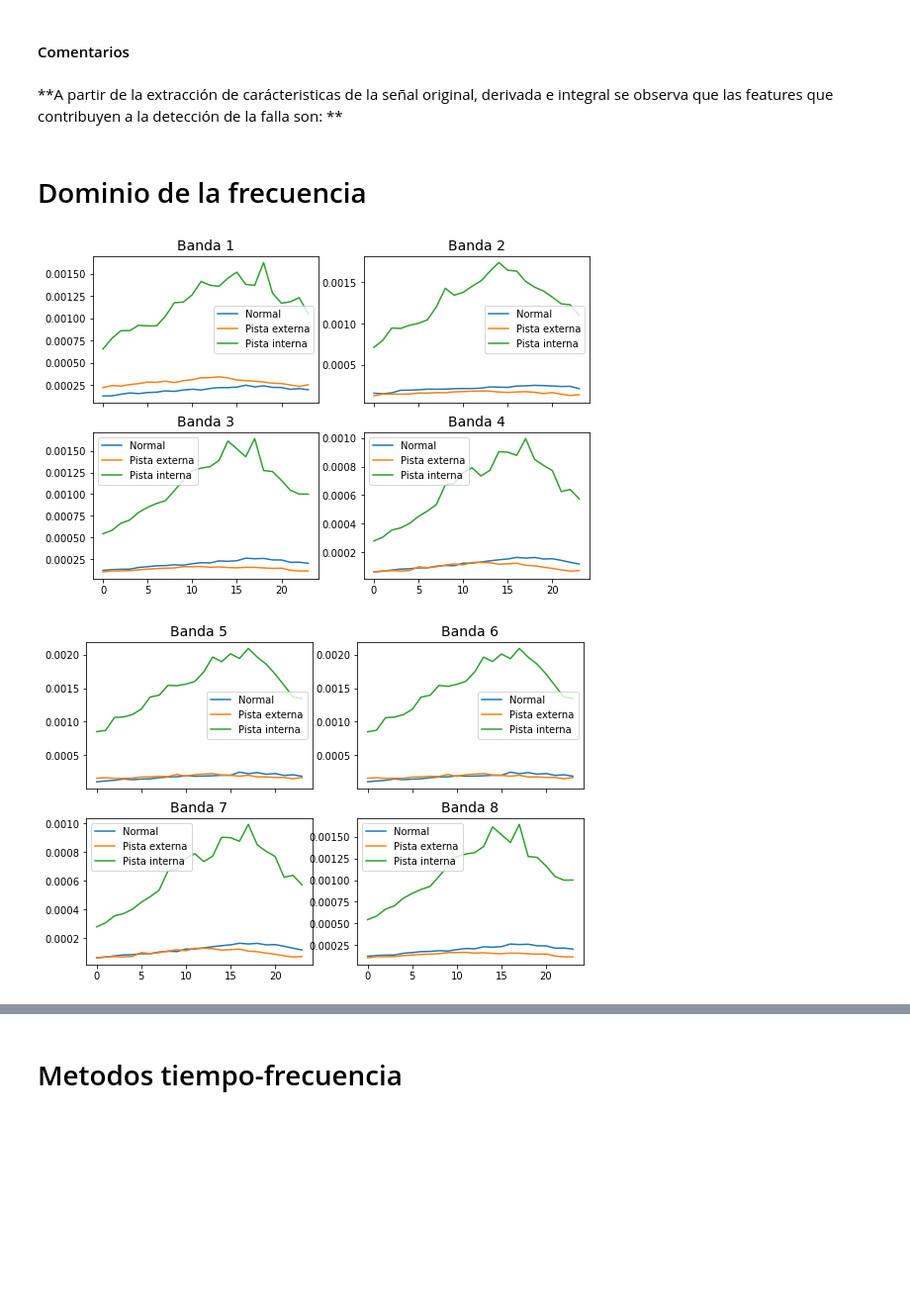
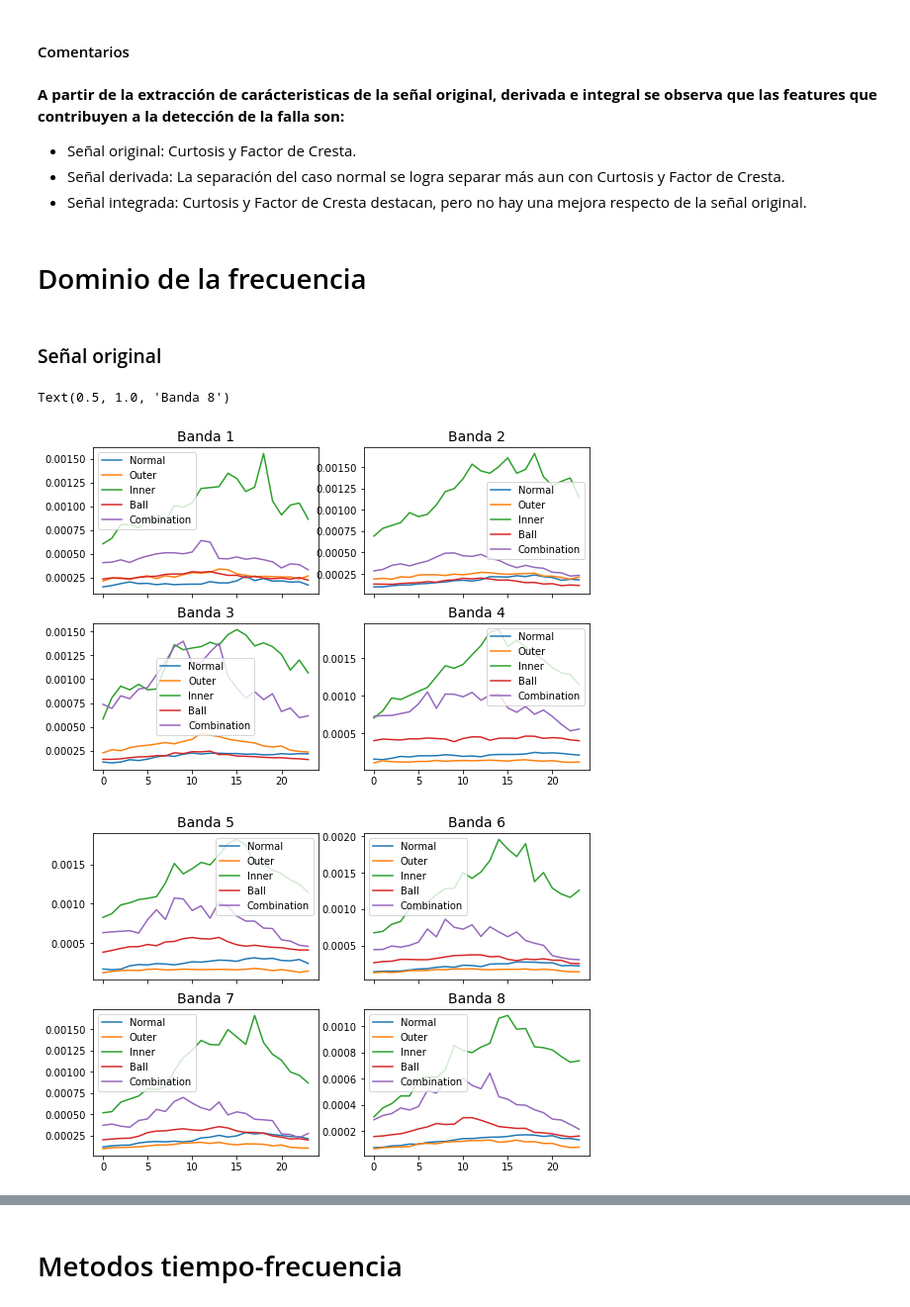
Before and after one commit to JLCdata/Procesamiento-de-se-ales-y-aprendizaje-de-maquinas-en-mantenimiento-predictivo, a Jupyter notebook: Tarea 2/T2.ipynb, the cells around one changed output, grey strips where cells are left out. Shown at 99% size. Saved outputs shown, nothing was run; the diff lists cells and outputs as text; code cells hidden in the pictures; blank space fills up the shorter version.

```diff
--- a/Tarea 2/T2.ipynb
+++ b/Tarea 2/T2.ipynb
@@ -572,11 +572,17 @@ plt.show()
 # %% [markdown]
 #### Comentarios
 # %% [markdown]
-**A partir de la extracción de carácteristicas de la señal original, derivada e integral se observa que las features que contribuyen a la detección de la falla son: **
+**A partir de la extracción de carácteristicas de la señal original, derivada e integral se observa que las features que contribuyen a la detección de la falla son:**
+
+* Señal original: Curtosis y Factor de Cresta.
+* Señal derivada: La separación del caso normal se logra separar más aun con Curtosis y Factor de Cresta.
+* Señal integrada: Curtosis y Factor de Cresta destacan, pero no hay una mejora respecto de la señal original.
 # %% [markdown]
 # Dominio de la frecuencia
+# %% [markdown]
+### Señal original
 # %%
-Fmax=10000 #frecuencia máxima -> debe ser menor o igual a Fs/2
+Fmax=4000 #frecuencia máxima -> debe ser menor o igual a Fs/2
 L=5000 #largo de los segmentos
 l=1000 #overlap
 nb=10 #numero de bandas
@@ -590,6 +596,8 @@ Nt=math.floor((N-l)/(L-l)) #total de segmentos
 En=np.zeros((Nt,nb))
 Eo=np.zeros((Nt,nb))
 Ei=np.zeros((Nt,nb))
+Eb=np.zeros((Nt,nb))
+Ec=np.zeros((Nt,nb))
 
 for i in range(1,Nt+1):
     inicio=(i-1)*L-(i-1)*l+1
@@ -598,6 +606,8 @@ for i in range(1,Nt+1):
     Fn = fft(Normal[inicio:fin])[0:Nf]/(L/2)
     Fo = fft(Outer[inicio:fin])[0:Nf]/(L/2)
     Fi = fft(Inner[inicio:fin])[0:Nf]/(L/2)
+    Fb = fft(Ball[inicio:fin])[0:Nf]/(L/2)
+    Fc = fft(Combination[inicio:fin])[0:Nf]/(L/2)
 
     Lb=int(Nf/nb)
     for k in range(1,nb+1):
@@ -606,64 +616,79 @@ for i in range(1,Nt+1):
         En[i-1][k-1]=np.mean(abs(Fn[inicio:fin]))
         Eo[i-1][k-1]=np.mean(abs(Fo[inicio:fin]))
         Ei[i-1][k-1]=np.mean(abs(Fi[inicio:fin]))
+        Eb[i-1][k-1]=np.mean(abs(Fb[inicio:fin]))
+        Ec[i-1][k-1]=np.mean(abs(Fc[inicio:fin]))
 # %%
 f, ((ax1, ax2), (ax3, ax4)) = plt.subplots(2, 2, sharex='col',figsize=(9,6))
 
 ax1.plot(En[:,0])
 ax1.plot(Eo[:,0])
 ax1.plot(Ei[:,0])
-ax1.legend(['Normal','Pista externa','Pista interna'])
+ax1.plot(Eb[:,0])
+ax1.plot(Ec[:,0])
+ax1.legend(['Normal','Outer','Inner','Ball','Combination'])
 ax1.set_title('Banda 1', fontsize=14)
 
 ax2.plot(En[:,1])
 ax2.plot(Eo[:,1])
 ax2.plot(Ei[:,1])
-ax2.legend(['Normal','Pista externa','Pista interna'])
+ax2.plot(Eb[:,1])
+ax2.plot(Ec[:,1])
+ax2.legend(['Normal','Outer','Inner','Ball','Combination'])
 ax2.set_title('Banda 2', fontsize=14)
 
 ax3.plot(En[:,2])
 ax3.plot(Eo[:,2])
 ax3.plot(Ei[:,2])
-ax3.legend(['Normal','Pista externa','Pista interna'])
+ax3.plot(Eb[:,2])
+ax3.plot(Ec[:,2])
+ax3.legend(['Normal','Outer','Inner','Ball','Combination'])
 ax3.set_title('Banda 3', fontsize=14)
 
 ax4.plot(En[:,3])
 ax4.plot(Eo[:,3])
 ax4.plot(Ei[:,3])
-ax4.legend(['Normal','Pista externa','Pista interna'])
+ax4.plot(Eb[:,3])
+ax4.plot(Ec[:,3])
+ax4.legend(['Normal','Outer','Inner','Ball','Combination'])
 ax4.set_title('Banda 4', fontsize=14)
 
 f, ((ax5, ax6), (ax7, ax8)) = plt.subplots(2, 2, sharex='col',figsize=(9,6))
 ax5.plot(En[:,4])
 ax5.plot(Eo[:,4])
 ax5.plot(Ei[:,4])
-ax5.legend(['Normal','Pista externa','Pista interna'])
+ax5.plot(Eb[:,4])
+ax5.plot(Ec[:,4])
+ax5.legend(['Normal','Outer','Inner','Ball','Combination'])
 ax5.set_title('Banda 5', fontsize=14)
 
 ax6.plot(En[:,5])
 ax6.plot(Eo[:,5])
 ax6.plot(Ei[:,5])
-ax6.legend(['Normal','Pista externa','Pista interna'])
+ax6.plot(Eb[:,5])
+ax6.plot(Ec[:,5])
+ax6.legend(['Normal','Outer','Inner','Ball','Combination'])
 ax6.set_title('Banda 6', fontsize=14)
 
 ax7.plot(En[:,6])
 ax7.plot(Eo[:,6])
 ax7.plot(Ei[:,6])
-ax7.legend(['Normal','Pista externa','Pista interna'])
+ax7.plot(Eb[:,6])
+ax7.plot(Ec[:,6])
+ax7.legend(['Normal','Outer','Inner','Ball','Combination'])
 ax7.set_title('Banda 7', fontsize=14)
 
 ax8.plot(En[:,7])
 ax8.plot(Eo[:,7])
 ax8.plot(Ei[:,7])
-ax8.legend(['Normal','Pista externa','Pista interna'])
+ax8.plot(Eb[:,7])
+ax8.plot(Ec[:,7])
+ax8.legend(['Normal','Outer','Inner','Ball','Combination'])
 ax8.set_title('Banda 8', fontsize=14)
-
-np.save('En.npy', En)
-np.save('Eo.npy', Eo)
-np.save('Ei.npy', Ei)
 # %% [output]
+Text(0.5, 1.0, 'Banda 8')
-[figure, old version]
+[figure, new version]
-[figure, old version]
+[figure, new version]
 # %%
 #etiquetas eje y
 titulosy=['banda 1']
```
Also changed, not shown: parts of 11 cells of this notebook.
